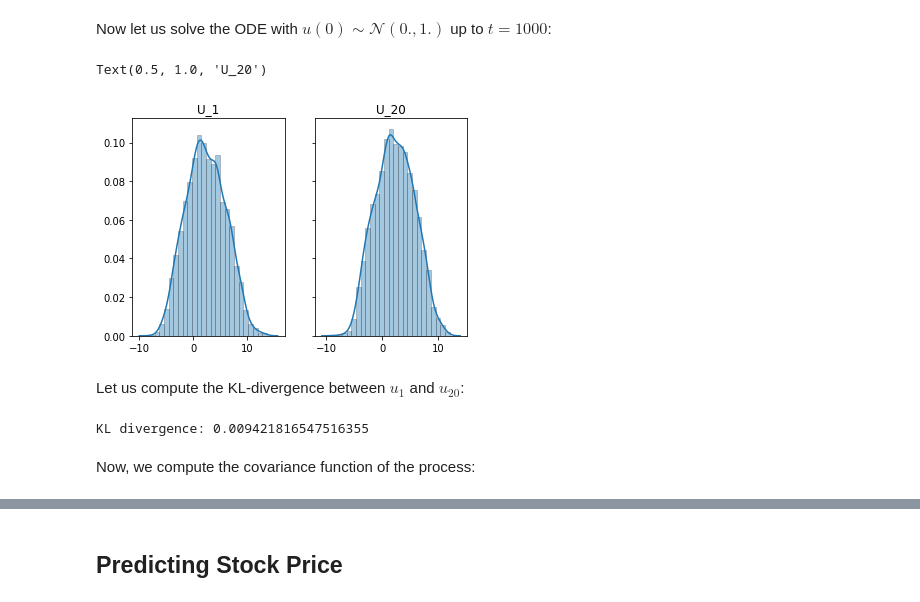
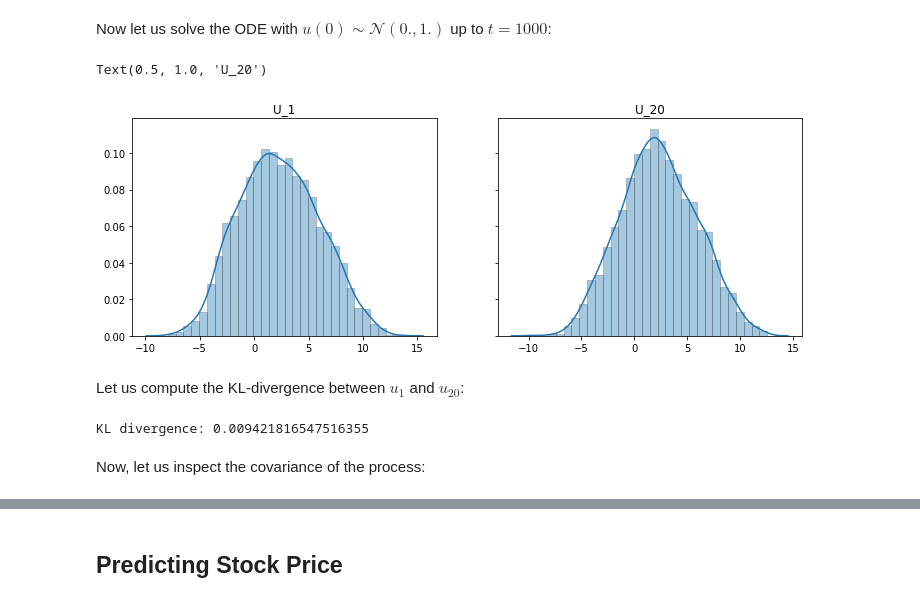
Before and after one commit to olokobayusuf/uncertainty-quant, a Jupyter notebook: time_series.ipynb, the cells around one changed output, grey strips where cells are left out. Drawn from its saved outputs; the diff is of its cells as text; code cells hidden in the pictures.

```diff
--- a/time_series.ipynb
+++ b/time_series.ipynb
@@ -126,31 +126,31 @@ def lorenz_96_update (
 # %% [markdown]
 Now let us solve the ODE with $u(0) \sim \mathcal{N}(0., 1.)$ up to $t=1000$:
 # %%
-from matplotlib import pyplot as plt
 from numpy import arange, expand_dims
 from seaborn import distplot
 from scipy.integrate import odeint
 from scipy.stats import entropy, gaussian_kde
 
 # Solve the ODE
-t = arange(0, 1000, 0.1)
+timescale = 0.1
+t = arange(0, 1000, timescale)
 u0 = normal(loc=0., scale=1., size=40)
 u = odeint(lambda x, t: lorenz_96_update(x, forcing_term=8.0), u0, t)
 
 # Take from t=500 to t=1000
 u = u[5000:,:]
 u_1 = u[:,0]
 u_20 = u[:,19]
 
 # Plot u_1 and u_20
-fig, (ax1, ax2) = plt.subplots(ncols=2, sharey=True)
-distplot(u_1, bins=25, kde=True, ax=ax1, hist_kws={ "alpha":.4, "edgecolor": "black", "linewidth":.5 }).set_title("U_1")
-distplot(u_20, bins=25, kde=True, ax=ax2, hist_kws={ "alpha":.4, "edgecolor": "black", "linewidth":.5 }).set_title("U_20")
+fig, (ax1, ax2) = plt.subplots(ncols=2, sharey=True, figsize=(12, 4))
+distplot(u_1, bins=30, kde=True, ax=ax1, hist_kws={ "alpha":.4, "edgecolor": "black", "linewidth":.5 }).set_title("U_1")
+distplot(u_20, bins=30, kde=True, ax=ax2, hist_kws={ "alpha":.4, "edgecolor": "black", "linewidth":.5 }).set_title("U_20")
 # %% [output]
 Text(0.5, 1.0, 'U_20')
-[figure, old version]
+[figure, new version]
 # %% [markdown]
-Let us compute the KL-divergence between $u_1$ and $u_20$:
+Let us compute the KL-divergence between $u_1$ and $u_{20}$:
 # %%
 from numpy import linspace
 
@@ -169,4 +169,4 @@ print(f"KL divergence: {kl_div}")
 # %% [output]
 KL divergence: 0.009421816547516355
 # %% [markdown]
-Now, we compute the covariance function of the process:
+Now, let us inspect the covariance of the process:
```
Also changed, not shown: parts of 17 cells of this notebook, 1 other file.
